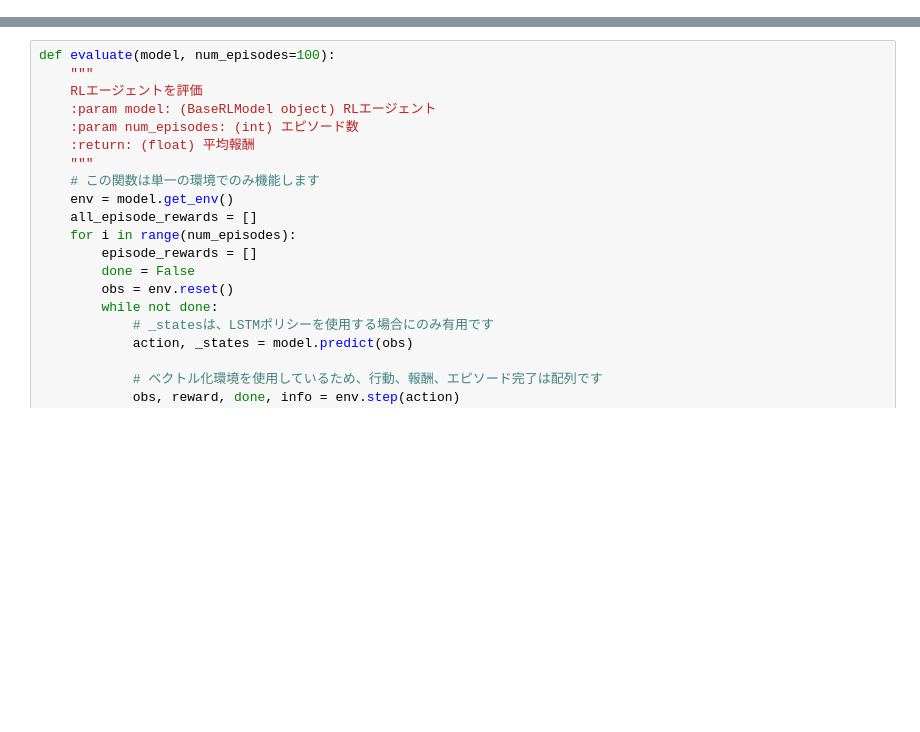
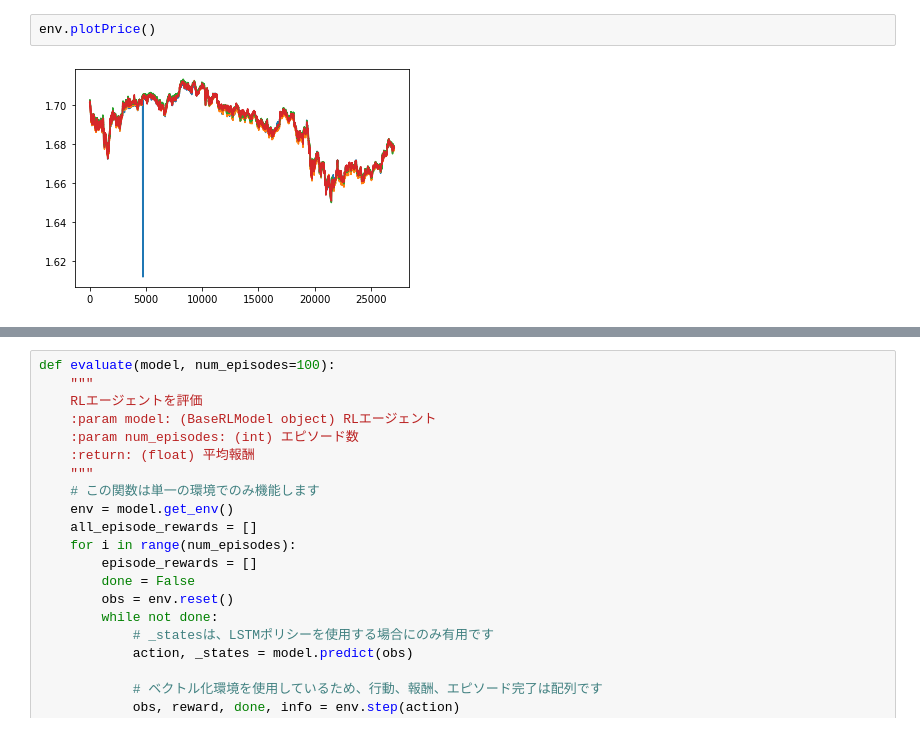
Before and after one commit to s-en/btcviewer, a Jupyter notebook: baseline.ipynb, the cells around one changed output, grey strips where cells are left out. Drawn from its saved outputs; the diff is of its cells as text; blank space fills up the shorter version.

```diff
--- a/baseline.ipynb
+++ b/baseline.ipynb
@@ -15 +303,5 @@ from datetime import datetime
+# %%
+env.plotPrice()
+# %% [output]
+[figure, added]
 # %%
```
Also changed, not shown: parts of 15 cells of this notebook.
